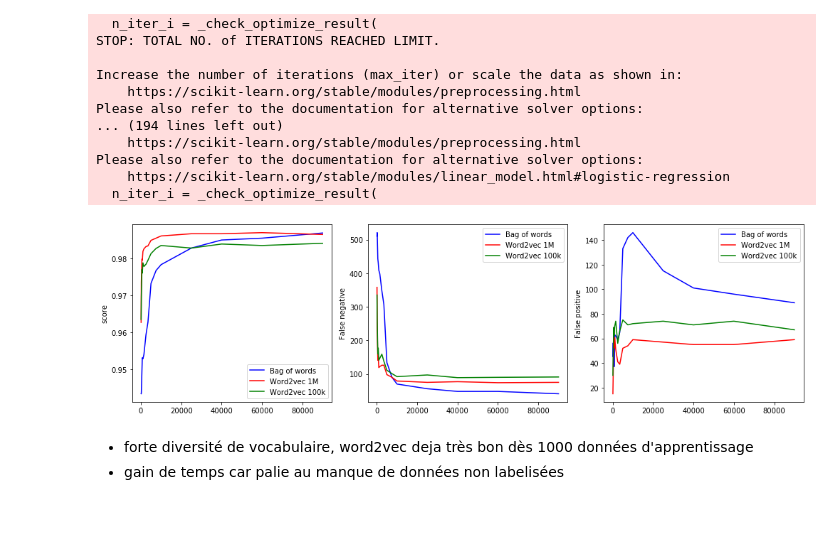
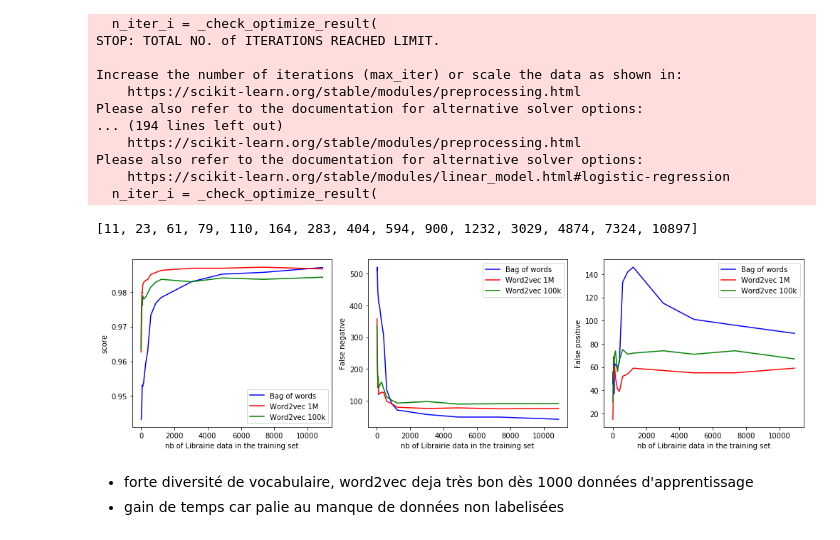
Before and after one commit to bguillouet/2020_4A_TEXTE, a Jupyter notebook: Classification.ipynb, the cells around one changed output. Drawn from its saved outputs; the diff is of its cells as text; code cells hidden in the pictures.

```diff
--- a/Classification.ipynb
+++ b/Classification.ipynb
@@ -297,15 +288,20 @@ def X_reduction(train_size, name_cat, features) :
     FP = []
     TN = []
     FN = []
+    data_train = []
     X_train, X_test, y_train, y_test = train_test_split(features, label_multi, test_size=0.1, random_state=42)
     for i in range(len(train_size)) :
         X_red = X_train[0:train_size[i]]
         y_red = y_train[0:train_size[i]]
+
+        data_cat = np.array(y_red)==name_cat #compte nb d'éléments appartenants à la cat dans l'échantillon d'apprentissage
+        data_train += [np.sum(data_cat)]
+
         lr = LogisticRegression()
         lr.fit(X_red, y_red)
         predict=lr.predict(X_test)
         predict_cat = predict==name_cat
-        y_test_cat = np.array(y_test)==name_cat #nb de données à recup
+        y_test_cat = np.array(y_test)==name_cat
         cross_tab = pd.crosstab(y_test_cat, predict_cat, rownames=["Ground True"], colnames=["Prediction"])
         score= sum(np.diag(cross_tab))/sum(cross_tab.sum())
         score_list.append([score,len(y_red)]) #ajout score + nb de données d'apprentissage
@@ -314,7 +310,7 @@ def X_reduction(train_size, name_cat, features) :
         FP += [cross_tab[1][0]]
         TN += [cross_tab[0][0]]
         FN += [cross_tab[0][1]]
-    return score_list, score_vect, FP,FN
+    return score_list, score_vect, FP, FN, data_train
 # %% [markdown]
 ### Telephonie - GPS
 # %%
@@ -416,15 +383,15 @@ plt.tight_layout()
 # %%
 train_size = [100,200,500,700,1000,1500,2500,3500,5000,7500,10000,25000,40000,60000,90000]
 features_bow = sc.sparse.load_npz("data/feature_sparse.npz")
-A,B,FP_bow,FN_bow = X_reduction(train_size,"LIBRAIRIE", features_bow)
+A,B,FP_bow,FN_bow,data_lib = X_reduction(train_size,"LIBRAIRIE", features_bow)
 
 with open("features1M_word2vec.txt", "rb") as fp:   # Unpickling
     features1M_word2vec = pickle.load(fp)
-C,D,FP_1M,FN_1M = X_reduction(train_size,"LIBRAIRIE", features1M_word2vec[:100000])
+C,D,FP_1M,FN_1M,data_lib = X_reduction(train_size,"LIBRAIRIE", features1M_word2vec[:100000])
 
 with open("features100k_word2vec.txt", "rb") as fp:   # Unpickling
     features100k_word2vec = pickle.load(fp)
-E,F,FP_100k,FN_100k = X_reduction(train_size,"LIBRAIRIE", features100k_word2vec)
+E,F,FP_100k,FN_100k,data_lib = X_reduction(train_size,"LIBRAIRIE", features100k_word2vec)
 # %% [output]
 STOP: TOTAL NO. of ITERATIONS REACHED LIMIT.
 
@@ -443,34 +410,41 @@ Please also refer to the documentation for alternative solver options:
 Please also refer to the documentation for alternative solver options:
     https://scikit-learn.org/stable/modules/linear_model.html#logistic-regression
   n_iter_i = _check_optimize_result(
+# %%
+print(data_lib)
+# %% [output]
+[11, 23, 61, 79, 110, 164, 283, 404, 594, 900, 1232, 3029, 4874, 7324, 10897]
 # %%
 plt.figure(figsize=(14,4))
 plt.gcf().subplots_adjust(left = 0.125, bottom = 0.1, right = 0.9, top = 0.9, wspace = 0.5, hspace = 0.2)
 plt.subplot(1, 3, 1)
-plt.plot(train_size,B,"b", label="Bag of words")
-plt.plot(train_size,D,"r", label="Word2vec 1M")
-plt.plot(train_size,F,"g", label="Word2vec 100k")
+plt.plot(data_lib,B,"b", label="Bag of words")
+plt.plot(data_lib,D,"r", label="Word2vec 1M")
+plt.plot(data_lib,F,"g", label="Word2vec 100k")
+plt.xlabel("nb of Librairie data in the training set")
 plt.ylabel("score")
 plt.legend()
 
 
 plt.subplot(1, 3, 2)
-plt.plot(train_size,FN_bow,"b", label="Bag of words")
-plt.plot(train_size,FN_1M,"r", label="Word2vec 1M")
-plt.plot(train_size,FN_100k,"g", label="Word2vec 100k")
+plt.plot(data_lib,FN_bow,"b", label="Bag of words")
+plt.plot(data_lib,FN_1M,"r", label="Word2vec 1M")
+plt.plot(data_lib,FN_100k,"g", label="Word2vec 100k")
+plt.xlabel("nb of Librairie data in the training set")
 plt.ylabel("False negative")
 plt.legend()
 
 
 plt.subplot(1, 3, 3)
-plt.plot(train_size,FP_bow,"b", label="Bag of words")
-plt.plot(train_size,FP_1M,"r", label="Word2vec 1M")
-plt.plot(train_size,FP_100k,"g", label="Word2vec 100k")
+plt.plot(data_lib,FP_bow,"b", label="Bag of words")
+plt.plot(data_lib,FP_1M,"r", label="Word2vec 1M")
+plt.plot(data_lib,FP_100k,"g", label="Word2vec 100k")
+plt.xlabel("nb of Librairie data in the training set")
 plt.ylabel("False positive")
 plt.legend()
 plt.tight_layout()
 # %% [output]
-[figure, old version]
+[figure, new version]
 # %% [markdown]
 * forte diversité de vocabulaire, word2vec deja très bon dès 1000 données d'apprentissage
 * gain de temps car palie au manque de données non labelisées
```
Also changed, not shown: parts of 25 cells of this notebook.
